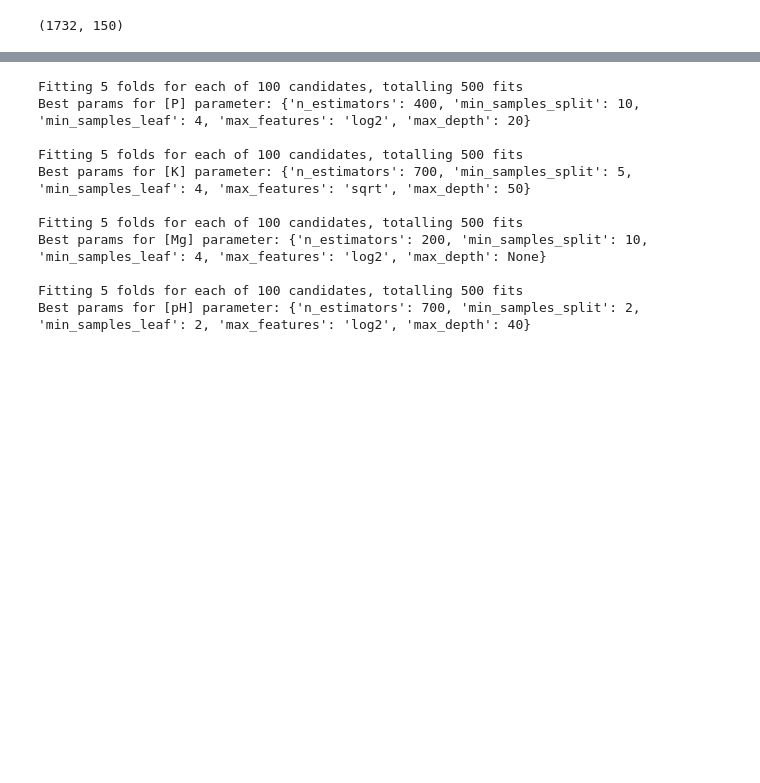
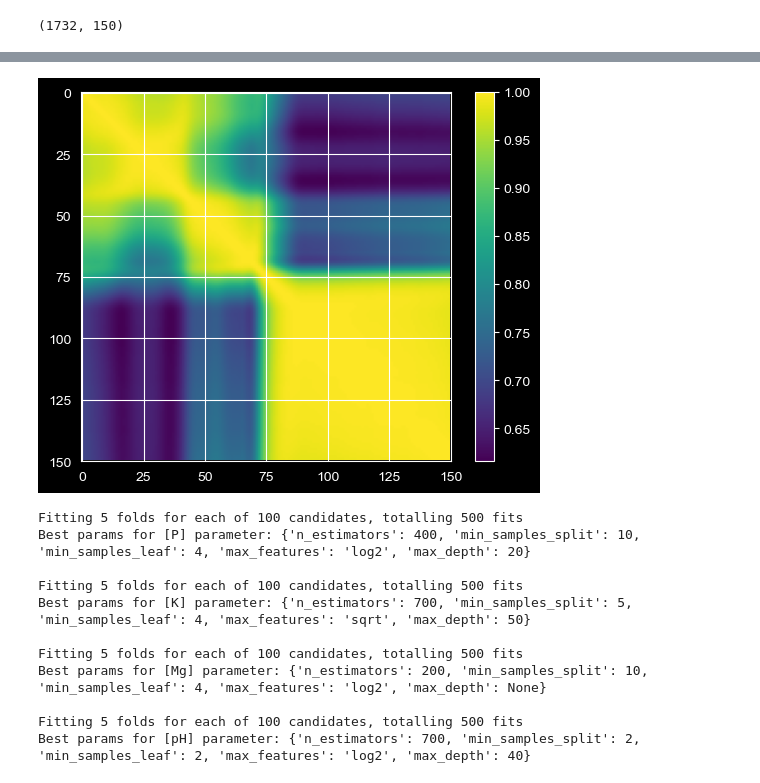
Before and after one commit to igorkotlarz1/io-hyperview-challenge, a Jupyter notebook: Code/main.ipynb, the cells around one changed output, grey strips where cells are left out. Saved outputs shown, nothing was run; the diff lists cells and outputs as text; code cells hidden in the pictures; blank space fills up the shorter version.

```diff
--- a/Code/main.ipynb
+++ b/Code/main.ipynb
@@ -34,3 +48,8 @@ X.shape
+# %%
+#Calculating correlation between bands of the example image
+Explorer.plot_band_correlation_matrix(image_data)
+# %% [output]
+[figure, added]
 # %%
 X_train, X_test, y_train, y_test = train_test_split(X, y, test_size=0.2, random_state=cfg.RANDOM_SEED)
 # %%
```
Also changed, not shown: parts of 5 cells of this notebook, 2 other files.
